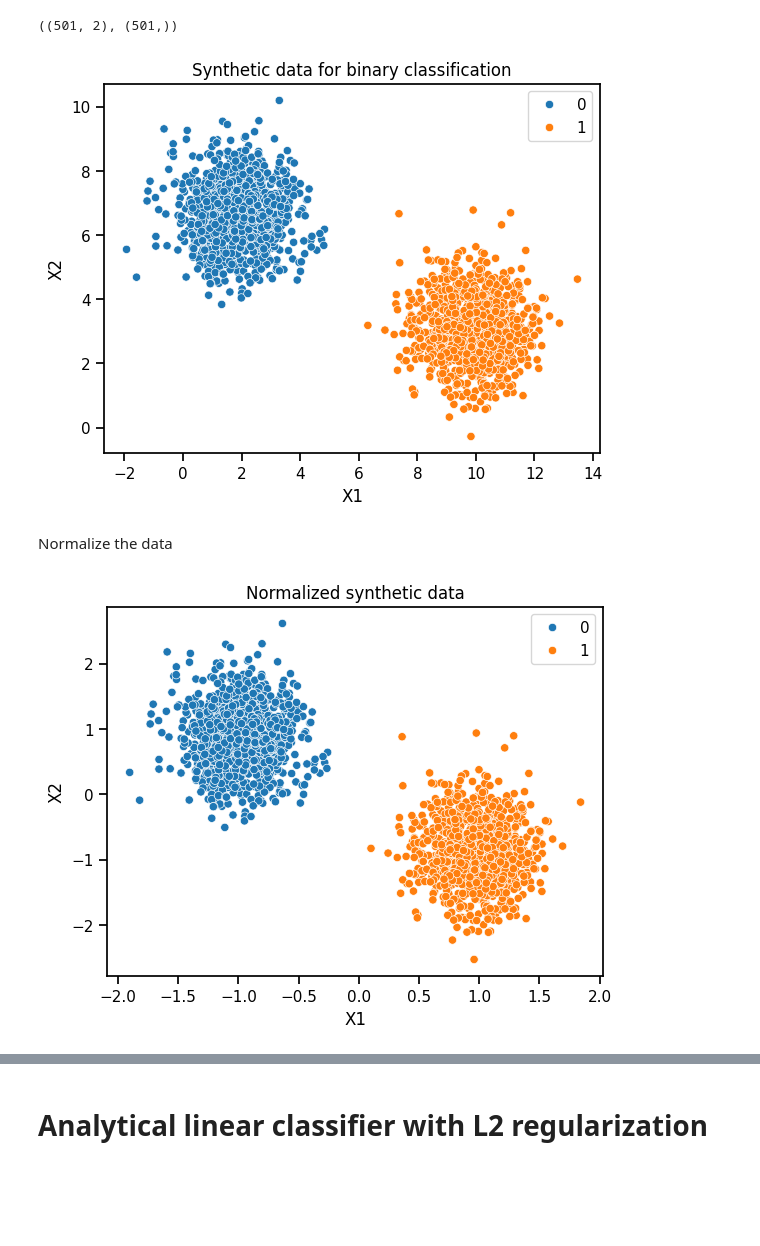
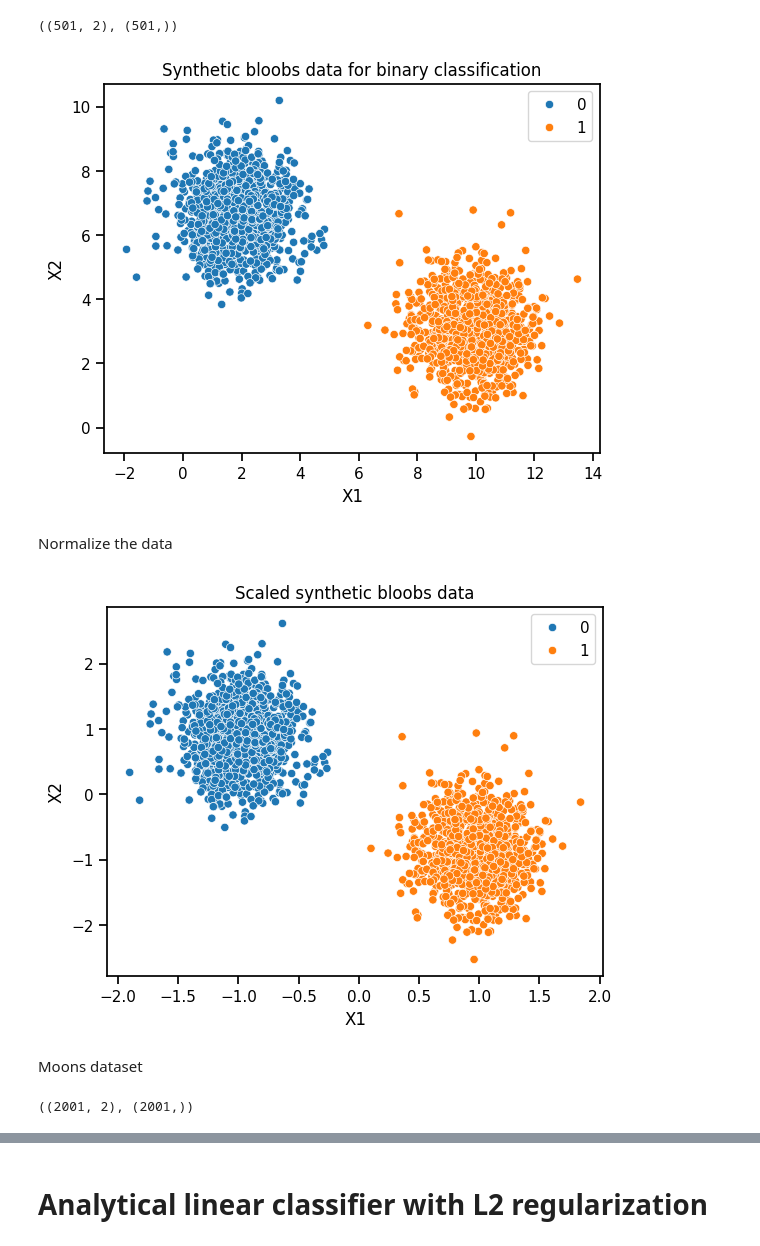
Before and after one commit to adamzsl/machine-learning, a Jupyter notebook: linear_classifier/linear_classifier.ipynb, the cells around one changed output, grey strips where cells are left out. Drawn from its saved outputs; the diff is of its cells as text; code cells hidden in the pictures; blank space fills up the shorter version.

```diff
--- a/linear_classifier/linear_classifier.ipynb
+++ b/linear_classifier/linear_classifier.ipynb
@@ -33,14 +33,14 @@ X_test.shape, y_test.shape
 # %%
 def plot_2d_data(X, y, title):
     sns.set_context("notebook")
     sns.scatterplot(x=X[:,0], y=X[:,1], hue=y)
     plt.xlabel("X1")
     plt.ylabel("X2")
     plt.title(title)
     plt.show()
-plot_2d_data(X_train, y_train, "Synthetic data for binary classification")
+plot_2d_data(X_train, y_train, "Synthetic bloobs data for binary classification")
 # %% [output]
-[figure, old version]
+[figure, new version]
 # %% [markdown]
 Normalize the data
 # %%
@@ -48,6 +48,8 @@ scaler = StandardScaler()
 X_train = scaler.fit_transform(X_train)
 X_test = scaler.transform(X_test)
 # %%
-plot_2d_data(X_train, y_train, "Normalized synthetic data")
+plot_2d_data(X_train, y_train, "Scaled synthetic bloobs data")
 # %% [output]
-[figure, old version]
+[figure, new version]
+# %% [markdown]
+Moons dataset
@@ -53,0 +59,4 @@ plot_2d_data(X_train, y_train, "Normalized synthetic data")
+# %%
+X_moons_train.shape, y_moons_train.shape
+# %% [output]
+((2001, 2), (2001,))
```
Also changed, not shown: parts of 36 cells of this notebook.
